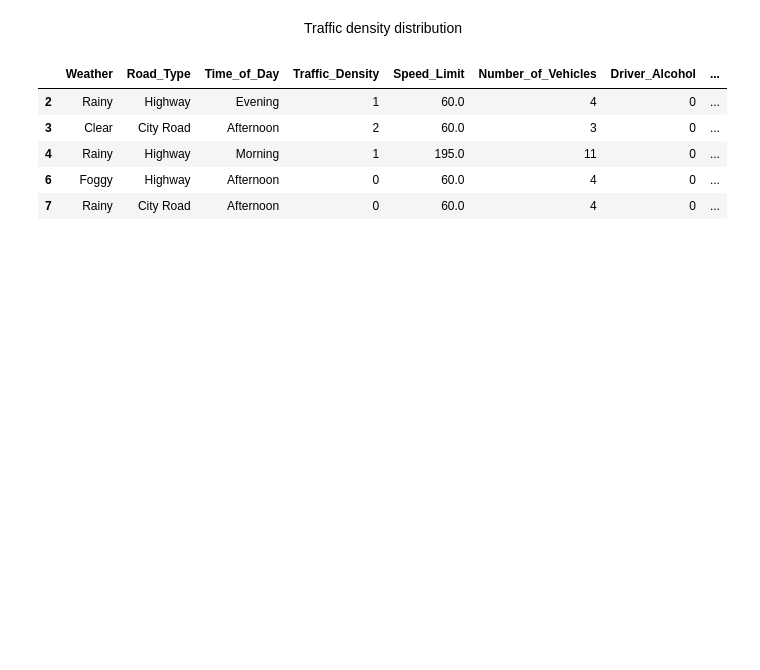
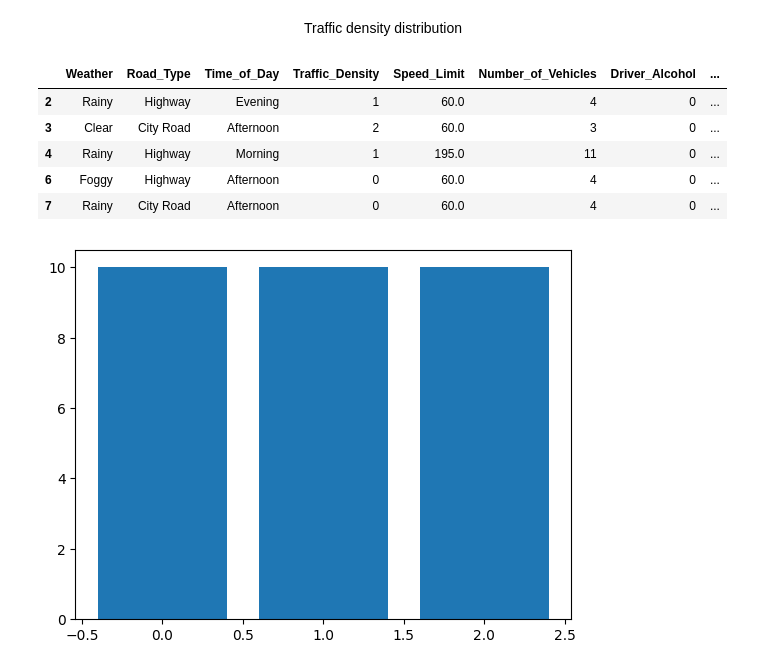
Before and after one commit to bigdog0044/Traffic-Accident-Prediction, a Jupyter notebook: main.ipynb, the cells around one changed output. Cells and saved outputs as stored; diff of their text form; code cells hidden in the pictures; blank space fills up the shorter version.

```diff
--- a/main.ipynb
+++ b/main.ipynb
@@ -126,3 +126,8 @@ data.head()
 | 4 | Rainy | Highway | Morning | 1 | 195.0 | 11 | 0 | ... |
 | 6 | Foggy | Highway | Afternoon | 0 | 60.0 | 4 | 0 | ... |
 | 7 | Rainy | City Road | Afternoon | 0 | 60.0 | 4 | 0 | ... |
+# %%
+plt.bar(data['Traffic_Density'],height=10)
+plt.show()
+# %% [output]
+[figure, added]
```
Also changed, not shown: 1 other file.
